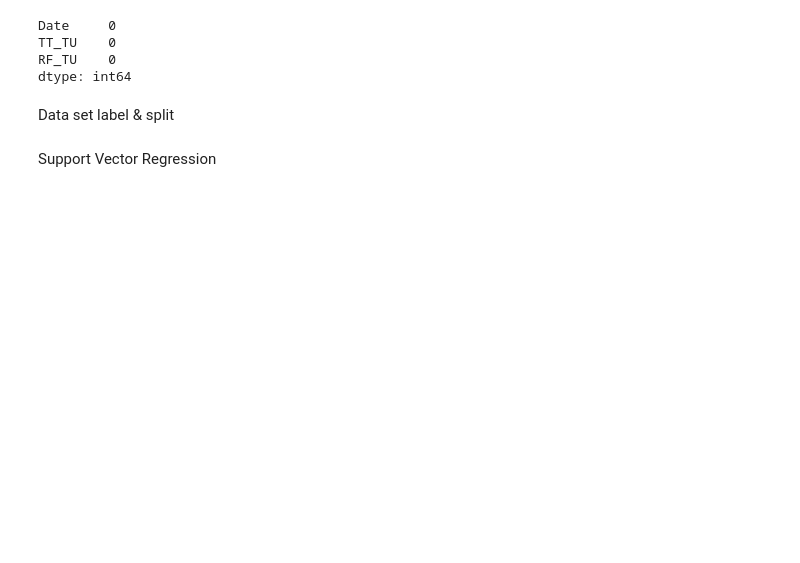
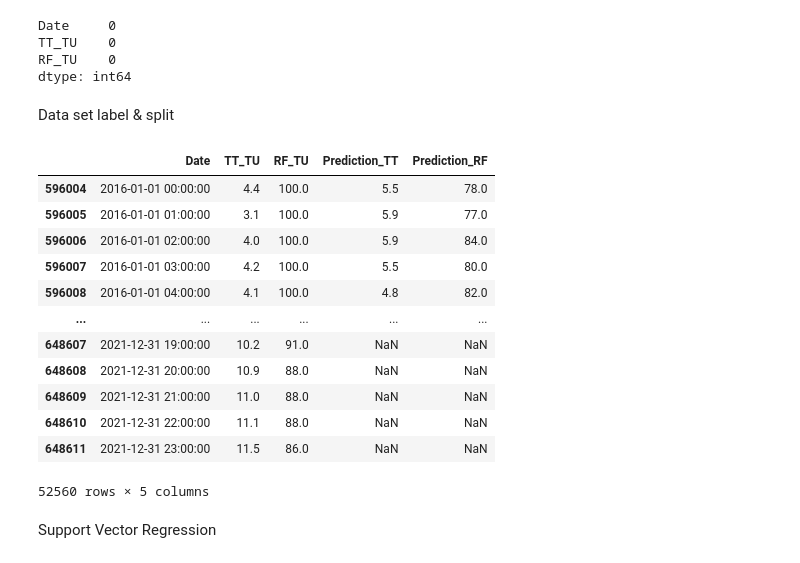
Before and after one commit to sxmxvz/DataExploration_NoData_Wettervorhersage, a Jupyter notebook: main.ipynb, the cells around one changed output. Cells and saved outputs as stored; diff of their text form; code cells hidden in the pictures; blank space fills up the shorter version.

```diff
--- a/main.ipynb
+++ b/main.ipynb
@@ -116,11 +118,25 @@ Data set label & split
 # %%
 #create labeled data set for predictions in one year  -> 365*24
 
-prediction_hours = (1)
+prediction_hours = (7*24)
 df["Prediction_TT"]=df["TT_TU"].shift(-prediction_hours)
 df["Prediction_RF"]=df["RF_TU"].shift(-prediction_hours)
 
 df
+# %% [output]
+|  | Date | TT_TU | RF_TU | Prediction_TT | Prediction_RF |
+| 596004 | 2016-01-01 00:00:00 | 4.4 | 100.0 | 5.5 | 78.0 |
+| 596005 | 2016-01-01 01:00:00 | 3.1 | 100.0 | 5.9 | 77.0 |
+| 596006 | 2016-01-01 02:00:00 | 4.0 | 100.0 | 5.9 | 84.0 |
+| 596007 | 2016-01-01 03:00:00 | 4.2 | 100.0 | 5.5 | 80.0 |
+| 596008 | 2016-01-01 04:00:00 | 4.1 | 100.0 | 4.8 | 82.0 |
+| ... | ... | ... | ... | ... | ... |
+| 648607 | 2021-12-31 19:00:00 | 10.2 | 91.0 | NaN | NaN |
+| 648608 | 2021-12-31 20:00:00 | 10.9 | 88.0 | NaN | NaN |
+| 648609 | 2021-12-31 21:00:00 | 11.0 | 88.0 | NaN | NaN |
+| 648610 | 2021-12-31 22:00:00 | 11.1 | 88.0 | NaN | NaN |
+| 648611 | 2021-12-31 23:00:00 | 11.5 | 86.0 | NaN | NaN |
+52560 rows × 5 columns
 # %%
 #split the data in x und y axis
 
```
Also changed, not shown: parts of 16 cells of this notebook, 15 other files.
